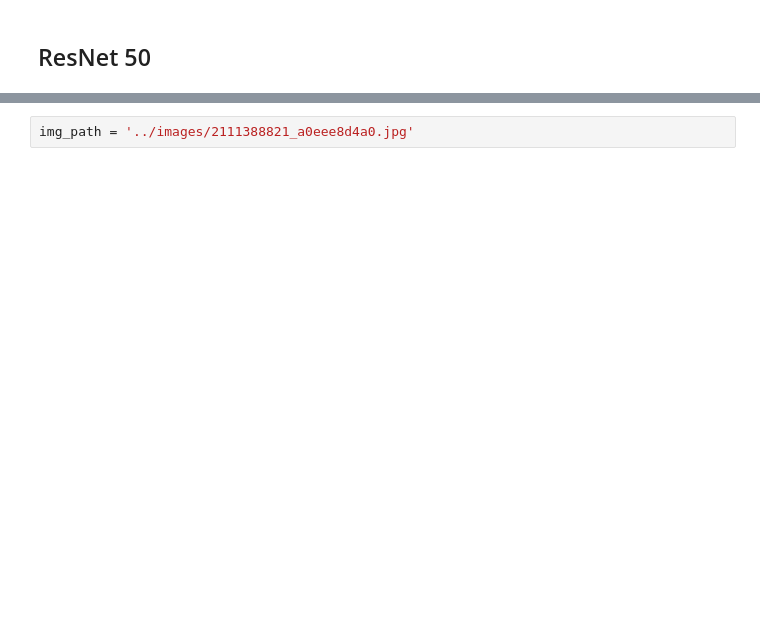
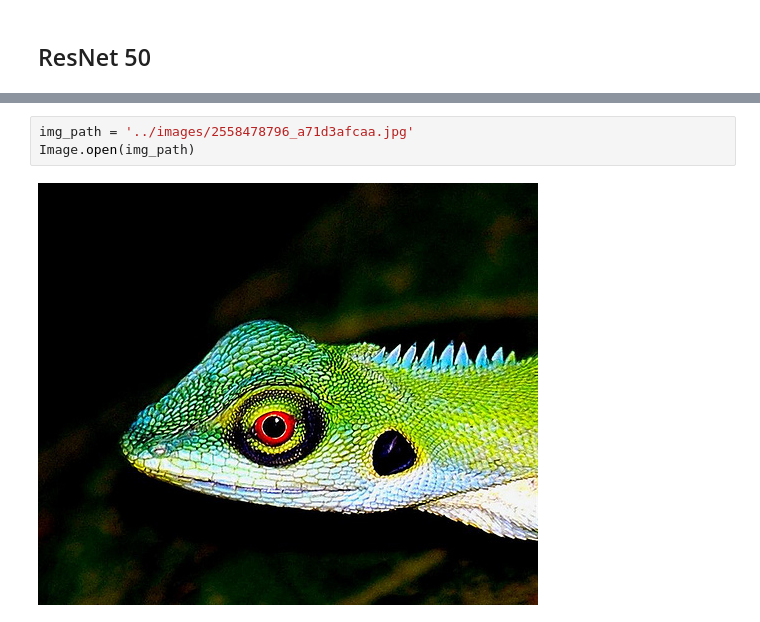
Before and after one commit to ramonsilvanet/trabalhando_com_imagens, a Jupyter notebook: neural-nets/Neural Networks - Keras - Imagenet.ipynb, the cells around one changed output, grey strips where cells are left out. Cells and saved outputs as stored; diff of their text form; blank space fills up the shorter version.

Commit message:
Testes com imagens

```diff
--- a/neural-nets/Neural Networks - Keras - Imagenet.ipynb
+++ b/neural-nets/Neural Networks - Keras - Imagenet.ipynb
@@ -36,2 +34,5 @@ print('Predicted:', decode_predictions(preds, top=3)[0])
 # %%
-img_path = '../images/2111388821_a0eee8d4a0.jpg'
+img_path = '../images/2558478796_a71d3afcaa.jpg'
+Image.open(img_path)
+# %% [output]
+[figure, added]
```
Also changed, not shown: parts of 7 cells of this notebook, 2 other files.
